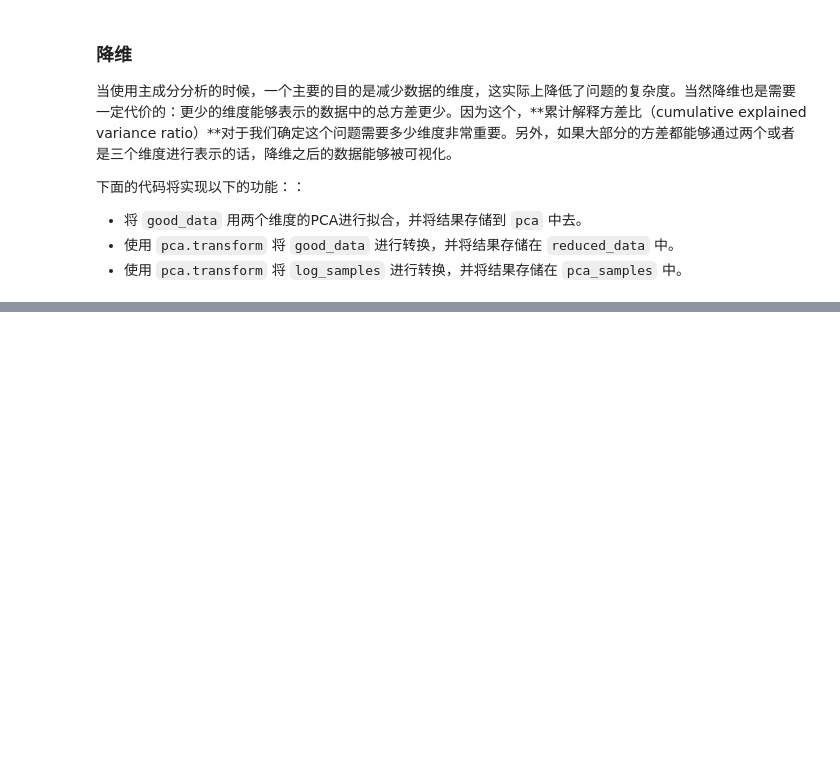
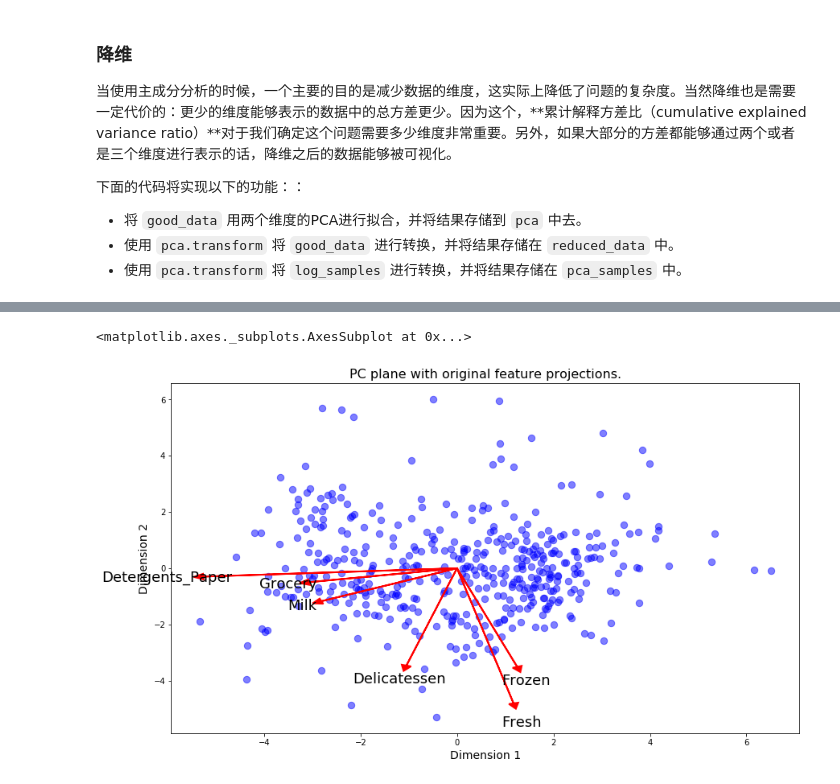
Before and after one commit to zhangjiqiang/AIProject, a Jupyter notebook: udacity_Customer_Segments-master/customers_segment.ipynb, the cells around one changed output, grey strips where cells are left out. Saved outputs shown, nothing was run; the diff lists cells and outputs as text; code cells hidden in the pictures; blank space fills up the shorter version.

```diff
--- a/udacity_Customer_Segments-master/customers_segment.ipynb
+++ b/udacity_Customer_Segments-master/customers_segment.ipynb
@@ -323,0 +327,5 @@ reduced_data = pd.DataFrame(reduced_data, columns = ['Dimension 1', 'Dimension 2
+# %%
+vs.biplot(good_data, reduced_data, pca)
+# %% [output]
+<matplotlib.axes._subplots.AxesSubplot at 0x...>
+[figure, added]
```
Also changed, not shown: parts of 2 cells of this notebook.
